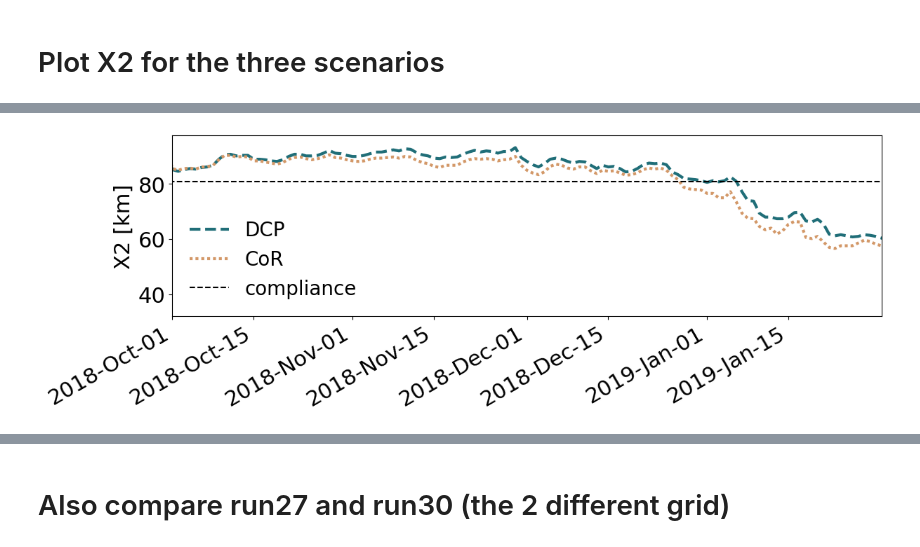
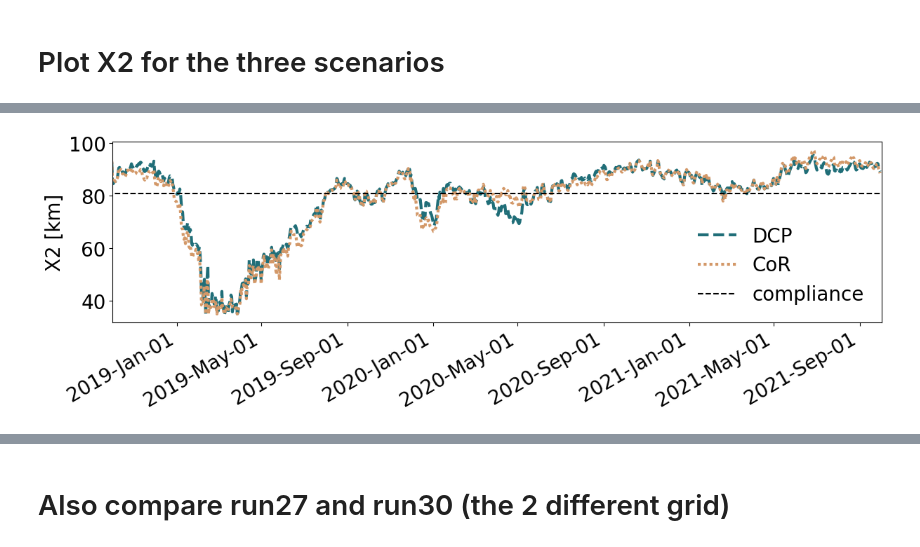
Before and after one commit to jennaisrael/Savio_scratch_back_up, a Jupyter notebook: Plotting/ch_3/x2_plots.ipynb, the cells around one changed output, grey strips where cells are left out. Cells and saved outputs as stored; diff of their text form; code cells hidden in the pictures.

Commit message:
code and new figure for extending x2

```diff
--- a/Plotting/ch_3/x2_plots.ipynb
+++ b/Plotting/ch_3/x2_plots.ipynb
@@ -89,24 +89,24 @@ ax[3].set_xlim(pd.to_datetime("2018-10-1"),pd.to_datetime("2019-9-30"))
 # %%
 #just plot sac path
 fig, ax = plt.subplots(figsize=(12,4),sharex=True,layout='constrained')
 mpl.rcParams.update({'font.size': 20})
 
 #ax.plot(base1.x2,label='Baseline', linewidth=3,color=cmocean.cm.tarn(1/6))
 ax.plot(dcp1.x2,label='DCP', linewidth=3,color=cmocean.cm.tarn(10/12),linestyle='--')
 ax.plot(cor1.x2,label='CoR', linewidth=3,color=cmocean.cm.tarn(2/6),linestyle=(0,(1,1)))
-ax.hlines(y=81, xmin=pd.to_datetime("2018-2-1"), xmax=pd.to_datetime("2019-9-30"),color='k',linestyle='--',label='compliance')
+ax.hlines(y=81, xmin=pd.to_datetime("2018-2-1"), xmax=pd.to_datetime("2021-10-2"),color='k',linestyle='--',label='compliance')
 ax.set_ylabel('X2 [km]')
-ax.set_xlim(pd.to_datetime("2018-10-1"),pd.to_datetime("2019-1-31"))
+ax.set_xlim(pd.to_datetime("2018-10-1"),pd.to_datetime("2021-10-2"))
 ax.legend(frameon=False)
 ax.xaxis.set_major_formatter(mdates.ConciseDateFormatter(ax.xaxis.get_major_locator()))
 ax.xaxis.set_major_formatter(mdates.DateFormatter('%Y-%b-%d'))
     # Rotates and right-aligns the x labels so they don't crowd each other.
 for label in ax.get_xticklabels(which='major'):
     label.set(rotation=30, horizontalalignment='right')
 plt.show()
-#fig.savefig('/home/jisrael/Savio_scratch_back_up/Plotting/expanse/ch_3_figures/X2_sac_scenarios_endfeb_81km_fixxax.png')
+fig.savefig('/global/scratch/users/jennaisrael/Plotting/ch_3/figures/2026_08_22_X2_sac_scenarios_3yrs_81km.png')
 # %% [output]
-[figure, old version]
+[figure, new version]
 # %%
 # what are the max values
 maxx=base1[pd.to_datetime("2018-10-1"):pd.to_datetime("2019-1-31")].max()
```
Also changed, not shown: parts of 13 cells of this notebook, 1 other file.
